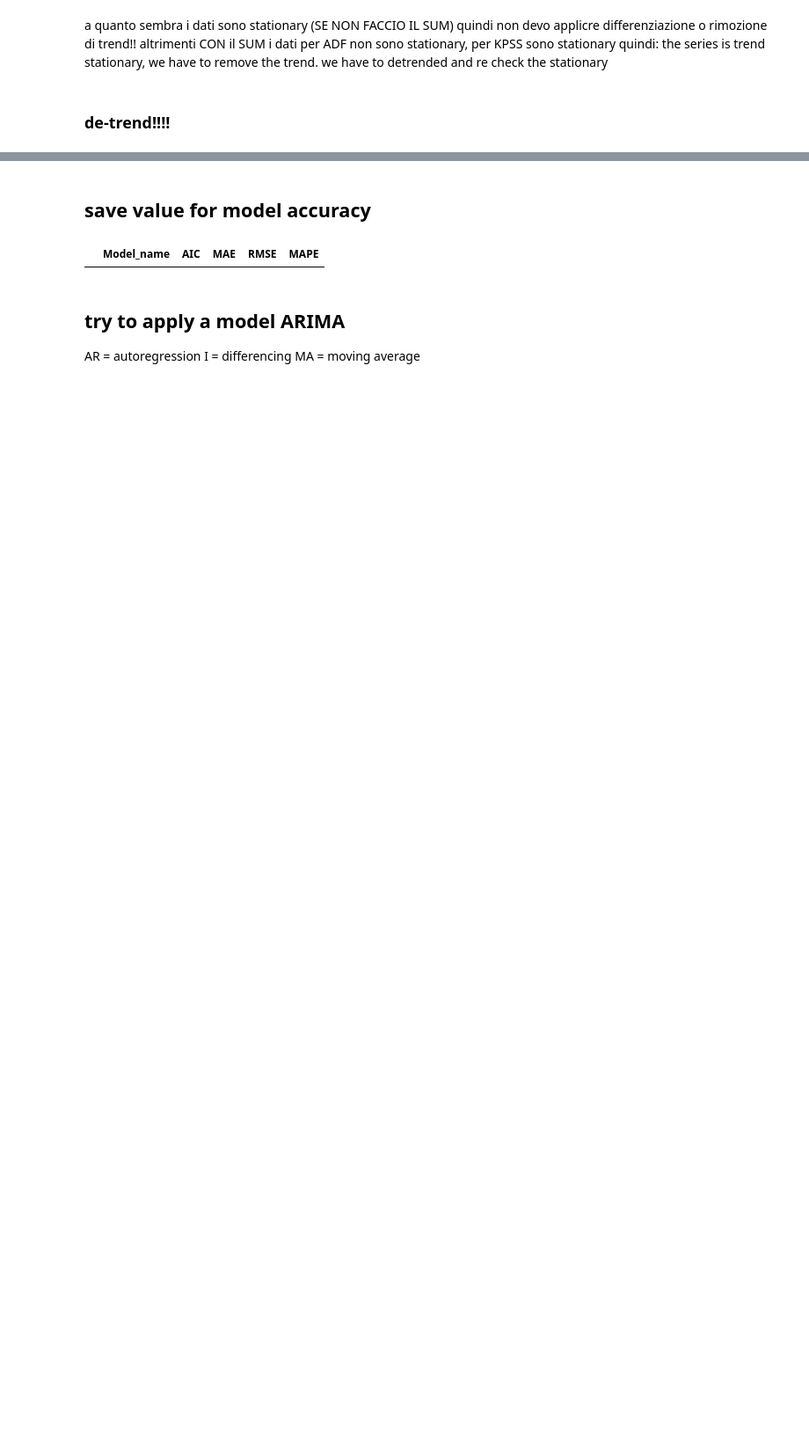
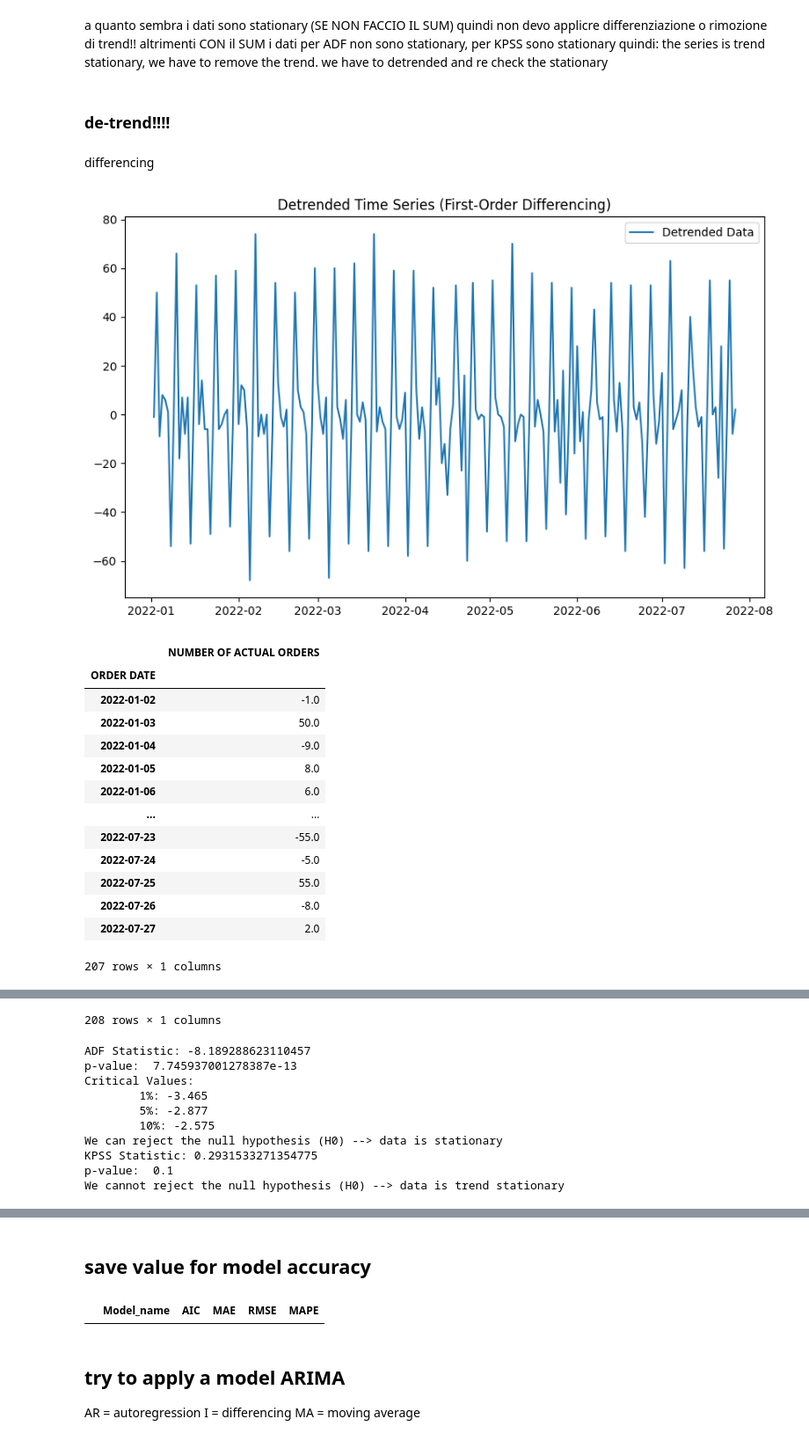
Before and after one commit to Mariodraghidicomodo/LOGISTICA, a Jupyter notebook: test.ipynb, the cells around one changed output, grey strips where cells are left out. Shown at 88% size. Cells and saved outputs as stored; diff of their text form; code cells hidden in the pictures; blank space fills up the shorter version.

```diff
--- a/test.ipynb
+++ b/test.ipynb
@@ -391,3 +378,42 @@ we have to detrended and re check the stationary
 
 # Reapply KPSS
 #kpss_test(data_diff)
+# %% [markdown]
+differencing
+# %%
+# first test to de trend it is the differencing, after check the kpss and adf in
+#case apply again differencing!!
+def differencing(data):
+    #first order differencing
+    detrended_data = data.diff().dropna()
+    #plot the detrended data
+    plt.figure(figsize=(10, 6))
+    plt.plot(detrended_data, label="Detrended Data")
+    plt.title("Detrended Time Series (First-Order Differencing)")
+    plt.legend()
+    plt.show()
+
+    return detrended_data
+
+train_diff = differencing(train)
+display(train_diff) #valori negativi per diff()
+display(train)
+#test
+adfuller_test(train_diff['NUMBER OF ACTUAL ORDERS'])
+kpss_test(train_diff['NUMBER OF ACTUAL ORDERS'])
+# %% [output]
+[figure, added]
+|  | NUMBER OF ACTUAL ORDERS |
+| ORDER DATE |  |
+| 2022-01-02 | -1.0 |
+| 2022-01-03 | 50.0 |
+| 2022-01-04 | -9.0 |
+| 2022-01-05 | 8.0 |
+| 2022-01-06 | 6.0 |
+| ... | ... |
+| 2022-07-23 | -55.0 |
+| 2022-07-24 | -5.0 |
+| 2022-07-25 | 55.0 |
+| 2022-07-26 | -8.0 |
+| 2022-07-27 | 2.0 |
+207 rows × 1 columns
@@ -393,0 +433,11 @@ we have to detrended and re check the stationary
+208 rows × 1 columns
+ADF Statistic: -8.189288623110457
+p-value:  7.745937001278387e-13
+Critical Values:
+        1%: -3.465
+        5%: -2.877
+        10%: -2.575
+We can reject the null hypothesis (H0) --> data is stationary
+KPSS Statistic: 0.2931533271354775
+p-value:  0.1
+We cannot reject the null hypothesis (H0) --> data is trend stationary
```
Also changed, not shown: parts of 21 cells of this notebook.
